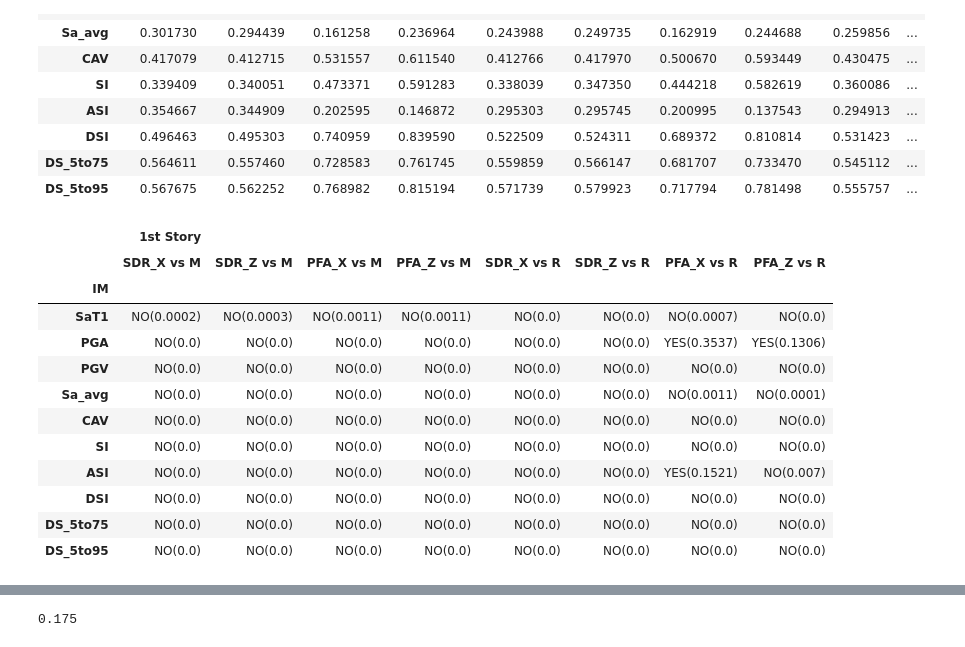
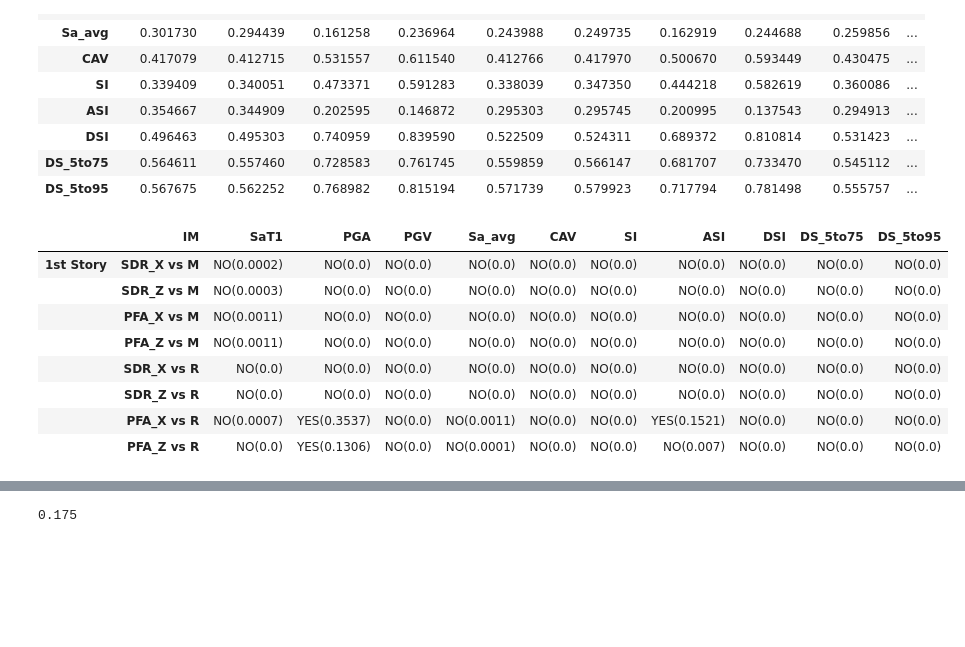
Before and after one commit to laxmandahal/IM_Study, a Jupyter notebook: LinearModel_HeresiGMs.ipynb, the cells around one changed output, grey strips where cells are left out. Saved outputs shown, nothing was run; the diff lists cells and outputs as text; code cells hidden in the pictures; blank space fills up the shorter version.

```diff
--- a/LinearModel_HeresiGMs.ipynb
+++ b/LinearModel_HeresiGMs.ipynb
@@ -45,7 +45,8 @@ BuildingList
 baseDir = r'/Users/laxmandahal/Desktop/UCLA/Phd/Research/IM_study'
 
 ## time period of the buildings
-T = np.array([0.13, 0.12, 0.22, 0.22, 0.16, 0.15, 0.26, 0.25, 0.49, 0.49])
+# T = np.array([0.13, 0.12, 0.22, 0.22, 0.16, 0.15, 0.26, 0.25, 0.49, 0.49])
+T = np.array([0.13, 0.12, 0.16, 0.15, 0.22, 0.22, 0.26, 0.25, 0.49, 0.49])
 
 numGM = 826
 g = 980.665 ## converts GM record to cm/sec^2
@@ -466,47 +467,43 @@ def SummaryResutls_sufficiency(buildingIndex, df_IMs, IMs=['SaT1', 'PGA', 'PGV',
             p_sdrX_R = np.round(suff_sdrX.sufficiency_against_R(), 4)
             p_sdrZ_R = np.round(suff_sdrZ.sufficiency_against_R(), 4)
             p_pfaX_R = np.round(suff_pfaX.sufficiency_against_R(), 4)
             p_pfaZ_R = np.round(suff_pfaZ.sufficiency_against_R(), 4)
             #### sufficiency against M
             p_sdrX_M = np.round(suff_sdrX.sufficiency_against_M(), 4)
             p_sdrZ_M = np.round(suff_sdrZ.sufficiency_against_M(), 4)
             p_pfaX_M = np.round(suff_pfaX.sufficiency_against_M(), 4)
             p_pfaZ_M = np.round(suff_pfaZ.sufficiency_against_M(), 4)
             temp_sdr[keys[j]] = {'SDR_X vs M':'YES(%s)'%p_sdrX_M if p_sdrX_M >= 0.05 else 'NO(%s)'%p_sdrX_M,
                                  'SDR_Z vs M':'YES(%s)'%p_sdrZ_M if p_sdrZ_M >= 0.05 else 'NO(%s)'%p_sdrZ_M,
                                  'PFA_X vs M':'YES(%s)'%p_pfaX_M if p_pfaX_M >= 0.05 else 'NO(%s)'%p_pfaX_M,
                                  'PFA_Z vs M':'YES(%s)'%p_pfaZ_M if p_pfaZ_M >= 0.05 else 'NO(%s)'%p_pfaZ_M,
                                  'SDR_X vs R':'YES(%s)'%p_sdrX_R if p_sdrX_R >= 0.05 else 'NO(%s)'%p_sdrX_R,
                                  'SDR_Z vs R':'YES(%s)'%p_sdrZ_R if p_sdrZ_R >= 0.05 else 'NO(%s)'%p_sdrZ_R,
                                  'PFA_X vs R':'YES(%s)'%p_pfaX_R if p_pfaX_R >= 0.05 else 'NO(%s)'%p_pfaX_R,
                                  'PFA_Z vs R':'YES(%s)'%p_pfaZ_R if p_pfaZ_R >= 0.05 else 'NO(%s)'%p_pfaZ_R
 
                                 }
         reform = {(outerKey, innerKey): values for outerKey, innerDict in temp_sdr.items() for innerKey, values in innerDict.items()}
         df = pd.DataFrame.from_dict(reform, orient='index').transpose()
         df.columns = pd.MultiIndex.from_tuples(df.columns)
         df['IM'] = IMs[i]
         df = df.set_index('IM')
         tempdf.append(df)
 
     return pd.concat(tempdf)
 IM_list = ['SaT1', 'PGA', 'PGV', 'Sa_avg', 'CAV', 'SI', 'ASI', 'DSI','DS_5to75', 'DS_5to95' ]
 s1_48x32_high= SummaryResutls_sufficiency(2, gminfo_rotD50, IM_list, pairingID = 1, fit_residual=False)
-s1_48x32_high
+s1_48x32_high.T
 # %% [output]
-|  | 1st Story |  |  |  |  |  |  |  |
-|  | SDR_X vs M | SDR_Z vs M | PFA_X vs M | PFA_Z vs M | SDR_X vs R | SDR_Z vs R | PFA_X vs R | PFA_Z vs R |
-| IM |  |  |  |  |  |  |  |  |
-| SaT1 | NO(0.0002) | NO(0.0003) | NO(0.0011) | NO(0.0011) | NO(0.0) | NO(0.0) | NO(0.0007) | NO(0.0) |
-| PGA | NO(0.0) | NO(0.0) | NO(0.0) | NO(0.0) | NO(0.0) | NO(0.0) | YES(0.3537) | YES(0.1306) |
-| PGV | NO(0.0) | NO(0.0) | NO(0.0) | NO(0.0) | NO(0.0) | NO(0.0) | NO(0.0) | NO(0.0) |
-| Sa_avg | NO(0.0) | NO(0.0) | NO(0.0) | NO(0.0) | NO(0.0) | NO(0.0) | NO(0.0011) | NO(0.0001) |
-| CAV | NO(0.0) | NO(0.0) | NO(0.0) | NO(0.0) | NO(0.0) | NO(0.0) | NO(0.0) | NO(0.0) |
-| SI | NO(0.0) | NO(0.0) | NO(0.0) | NO(0.0) | NO(0.0) | NO(0.0) | NO(0.0) | NO(0.0) |
-| ASI | NO(0.0) | NO(0.0) | NO(0.0) | NO(0.0) | NO(0.0) | NO(0.0) | YES(0.1521) | NO(0.007) |
-| DSI | NO(0.0) | NO(0.0) | NO(0.0) | NO(0.0) | NO(0.0) | NO(0.0) | NO(0.0) | NO(0.0) |
-| DS_5to75 | NO(0.0) | NO(0.0) | NO(0.0) | NO(0.0) | NO(0.0) | NO(0.0) | NO(0.0) | NO(0.0) |
-| DS_5to95 | NO(0.0) | NO(0.0) | NO(0.0) | NO(0.0) | NO(0.0) | NO(0.0) | NO(0.0) | NO(0.0) |
+|  | IM | SaT1 | PGA | PGV | Sa_avg | CAV | SI | ASI | DSI | DS_5to75 | DS_5to95 |
+| 1st Story | SDR_X vs M | NO(0.0002) | NO(0.0) | NO(0.0) | NO(0.0) | NO(0.0) | NO(0.0) | NO(0.0) | NO(0.0) | NO(0.0) | NO(0.0) |
+|  | SDR_Z vs M | NO(0.0003) | NO(0.0) | NO(0.0) | NO(0.0) | NO(0.0) | NO(0.0) | NO(0.0) | NO(0.0) | NO(0.0) | NO(0.0) |
+|  | PFA_X vs M | NO(0.0011) | NO(0.0) | NO(0.0) | NO(0.0) | NO(0.0) | NO(0.0) | NO(0.0) | NO(0.0) | NO(0.0) | NO(0.0) |
+|  | PFA_Z vs M | NO(0.0011) | NO(0.0) | NO(0.0) | NO(0.0) | NO(0.0) | NO(0.0) | NO(0.0) | NO(0.0) | NO(0.0) | NO(0.0) |
+|  | SDR_X vs R | NO(0.0) | NO(0.0) | NO(0.0) | NO(0.0) | NO(0.0) | NO(0.0) | NO(0.0) | NO(0.0) | NO(0.0) | NO(0.0) |
+|  | SDR_Z vs R | NO(0.0) | NO(0.0) | NO(0.0) | NO(0.0) | NO(0.0) | NO(0.0) | NO(0.0) | NO(0.0) | NO(0.0) | NO(0.0) |
+|  | PFA_X vs R | NO(0.0007) | YES(0.3537) | NO(0.0) | NO(0.0011) | NO(0.0) | NO(0.0) | YES(0.1521) | NO(0.0) | NO(0.0) | NO(0.0) |
+|  | PFA_Z vs R | NO(0.0) | YES(0.1306) | NO(0.0) | NO(0.0001) | NO(0.0) | NO(0.0) | NO(0.007) | NO(0.0) | NO(0.0) | NO(0.0) |
 # %%
 s2_48x32_high= SummaryResutls_sufficiency(4, gminfo_rotD50, IM_list, fit_residual=True, average_EDP=True)
 s2_48x32_high.T
```
Also changed, not shown: parts of 25 cells of this notebook, 23 other files.
